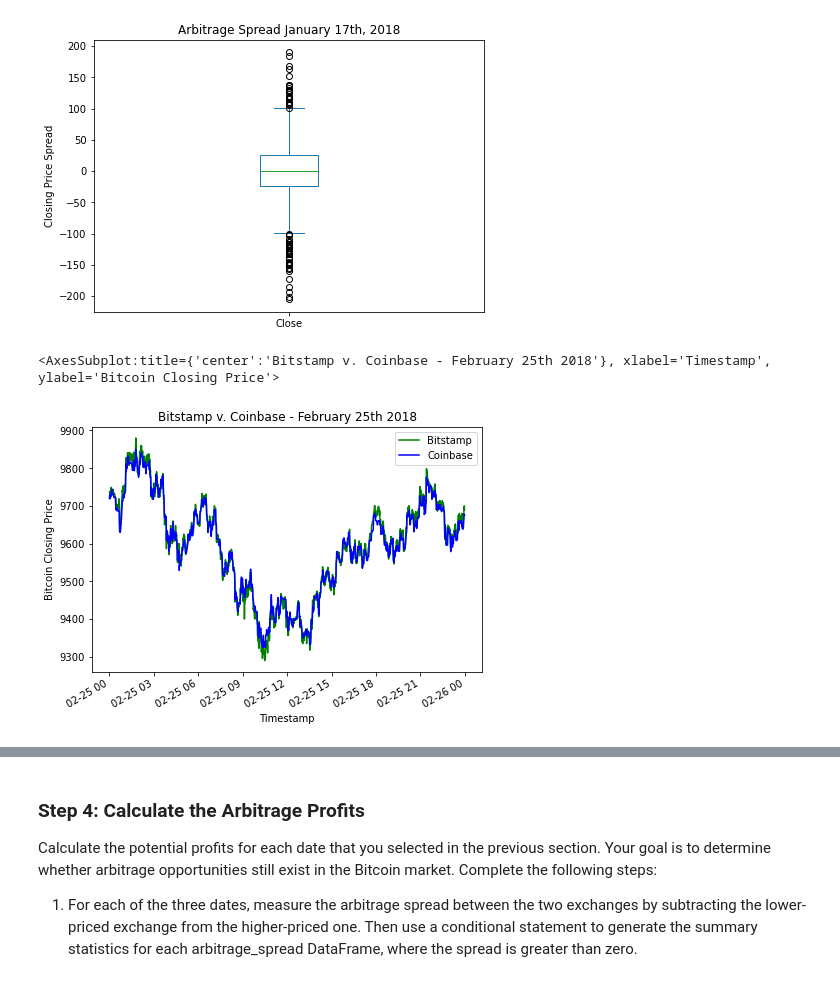
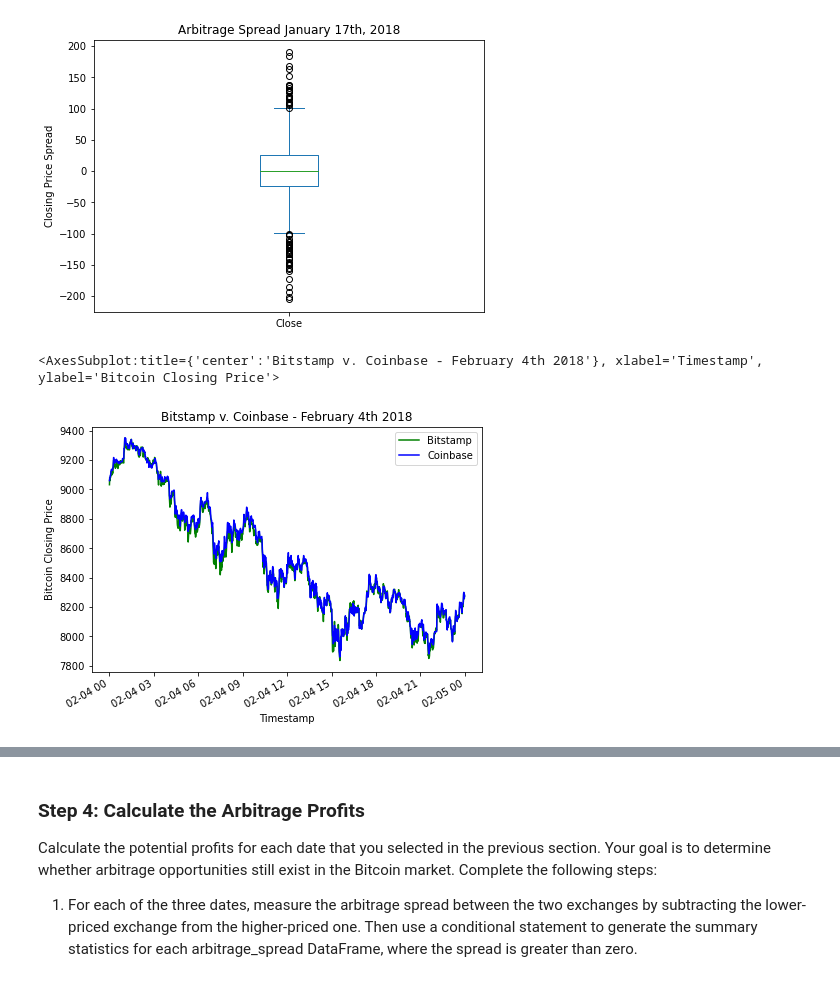
Before and after one commit to QuinnStroube/Bitcoin_Arbitrage_Analysis, a Jupyter notebook: Starter_Code/crypto_arbitrage.ipynb, the cells around one changed output, grey strips where cells are left out. Cells and saved outputs as stored; diff of their text form; code cells hidden in the pictures.

```diff
--- a/Starter_Code/crypto_arbitrage.ipynb
+++ b/Starter_Code/crypto_arbitrage.ipynb
@@ -364,11 +364,11 @@ arbitrage_spread_early.plot(kind='box',title='Arbitrage Spread January 17th, 201
 # %%
 # Create an overlay plot that visualizes the two dataframes over a period of one day from the middle of the dataset.
 # Be sure that the plots include the parameters `legend`, `figsize`, `title`, `color` and `label`
-bitstamp_sliced.loc["2018-02-25"].plot(title="Bitstamp v. Coinbase - February 25th, 2018",legend=True,xlabel="Timestamp",ylabel="Bitcoin Closing Price",color="Green",figsize=(7,5),label="Bitstamp")
-coinbase_sliced.loc["2018-02-25"].plot(title="Bitstamp v. Coinbase - February 25th 2018",legend=True,xlabel="Timestamp",ylabel="Bitcoin Closing Price",color="Blue",figsize=(7,5),label="Coinbase")
+bitstamp_sliced.loc["2018-02-04"].plot(title="Bitstamp v. Coinbase - February 4th, 2018",legend=True,xlabel="Timestamp",ylabel="Bitcoin Closing Price",color="Green",figsize=(7,5),label="Bitstamp")
+coinbase_sliced.loc["2018-02-04"].plot(title="Bitstamp v. Coinbase - February 4th 2018",legend=True,xlabel="Timestamp",ylabel="Bitcoin Closing Price",color="Blue",figsize=(7,5),label="Coinbase")
 # %% [output]
-<AxesSubplot:title={'center':'Bitstamp v. Coinbase - February 25th 2018'}, xlabel='Timestamp', ylabel='Bitcoin Closing Price'>
+<AxesSubplot:title={'center':'Bitstamp v. Coinbase - February 4th 2018'}, xlabel='Timestamp', ylabel='Bitcoin Closing Price'>
-[figure, old version]
+[figure, new version]
 # %%
 # Using the date in the middle that you have selected, calculate the arbitrage spread
 # by subtracting the bitstamp lower closing prices from the coinbase higher closing prices
```
Also changed, not shown: parts of 36 cells of this notebook.
